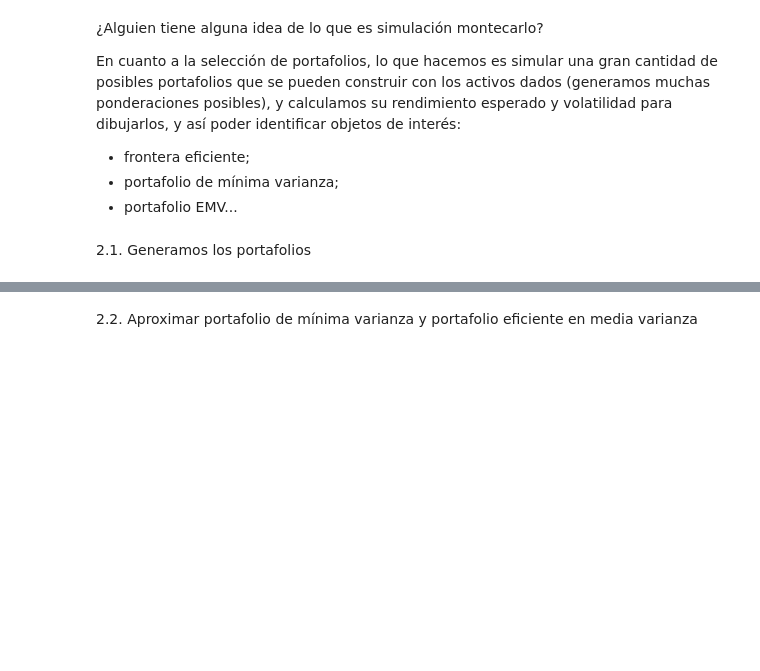
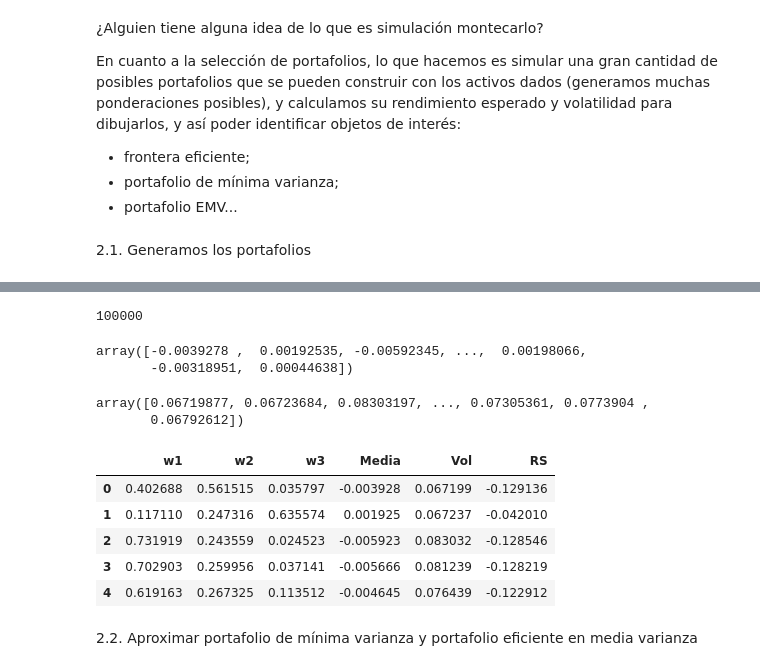
Before and after one commit to jessicambrizg/porinvp2020, a Jupyter notebook: Bonus/Adicional1_PortafoliosMontecarlo.ipynb, the cells around one changed output, grey strips where cells are left out. Saved outputs shown, nothing was run; the diff lists cells and outputs as text; code cells hidden in the pictures; blank space fills up the shorter version.

```diff
--- a/Bonus/Adicional1_PortafoliosMontecarlo.ipynb
+++ b/Bonus/Adicional1_PortafoliosMontecarlo.ipynb
@@ -64,6 +131,25 @@ En cuanto a la selección de portafolios, lo que hacemos es simular una gran can
 # %%
 # Generar una matriz de pesos de n_port x n_act, tal que cada fila sume uno (recordar restricción)
+W = np.random.dirichlet(np.array([1, 1, 1]), n_port)
+# W.shape
+# (W.sum(1) >= 0.999999).sum()
+# %% [output]
+100000
 # %%
 # Rendimientos y volatilidad de cada portafolios
+Ep = summary['Media'].values.T.dot(W.T)
+Ep
+# %% [output]
+array([-0.0039278 ,  0.00192535, -0.00592345, ...,  0.00198066,
+       -0.00318951,  0.00044638])
+# %%
+vol = np.zeros((n_port,))
+for i in range(n_port):
+    vol[i] = (W[i, :].T.dot(Sigma).dot(W[i, :]))**0.5
+# %%
+vol
+# %% [output]
+array([0.06719877, 0.06723684, 0.08303197, ..., 0.07305361, 0.0773904 ,
+       0.06792612])
 # %%
 # Radio de Sharpe
@@ -72,3 +157,20 @@ En cuanto a la selección de portafolios, lo que hacemos es simular una gran can
+# %%
+# Data frame de resultados
+portafolios = pd.DataFrame({'w1': W[:, 0],
+                            'w2': W[:, 1],
+                            'w3': W[:, 2],
+                            'Media': Ep,
+                            'Vol': vol,
+                            'RS': RS
+                           })
+portafolios.head()
+# %% [output]
+|  | w1 | w2 | w3 | Media | Vol | RS |
+| 0 | 0.402688 | 0.561515 | 0.035797 | -0.003928 | 0.067199 | -0.129136 |
+| 1 | 0.117110 | 0.247316 | 0.635574 | 0.001925 | 0.067237 | -0.042010 |
+| 2 | 0.731919 | 0.243559 | 0.024523 | -0.005923 | 0.083032 | -0.128546 |
+| 3 | 0.702903 | 0.259956 | 0.037141 | -0.005666 | 0.081239 | -0.128219 |
+| 4 | 0.619163 | 0.267325 | 0.113512 | -0.004645 | 0.076439 | -0.122912 |
 # %% [markdown]
 2.2. Aproximar portafolio de mínima varianza y portafolio eficiente en media varianza
 # %%
```
Also changed, not shown: parts of 28 cells of this notebook.
